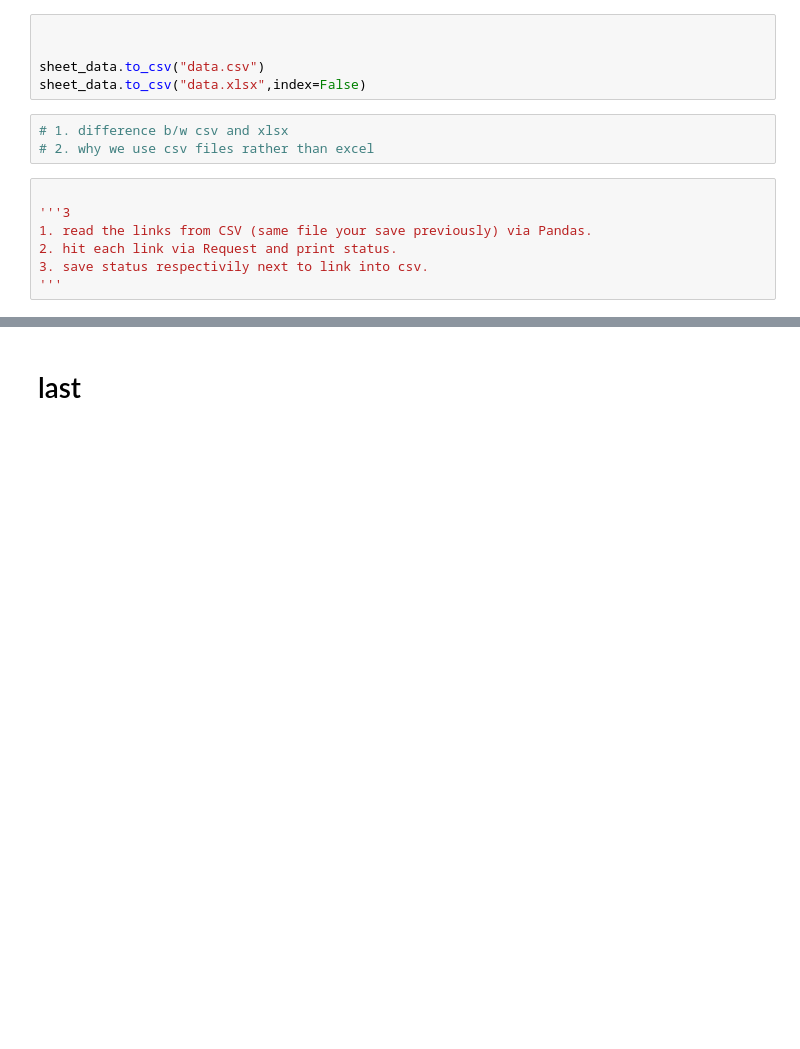
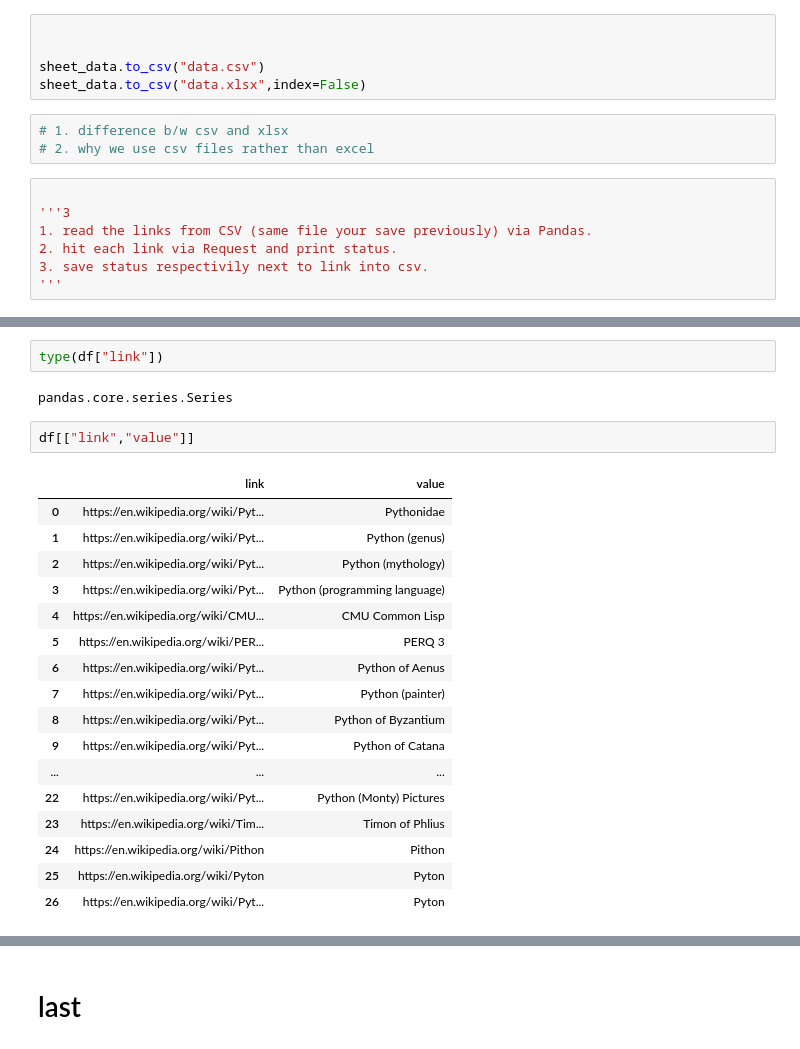
Before and after one commit to asifkasi/course_python_n_automation, a Jupyter notebook: Web Scraping/beautifulsoup.ipynb, the cells around one changed output, grey strips where cells are left out. Saved outputs shown, nothing was run; the diff lists cells and outputs as text; blank space fills up the shorter version.

```diff
--- a/Web Scraping/beautifulsoup.ipynb
+++ b/Web Scraping/beautifulsoup.ipynb
@@ -793,0 +843,24 @@ sheet_data.to_csv("data.xlsx",index=False)
+# %%
+type(df["link"])
+# %% [output]
+pandas.core.series.Series
+# %%
+df[["link","value"]]
+# %% [output]
+|  | link | value |
+| 0 | https://en.wikipedia.org/wiki/Pyt... | Pythonidae |
+| 1 | https://en.wikipedia.org/wiki/Pyt... | Python (genus) |
+| 2 | https://en.wikipedia.org/wiki/Pyt... | Python (mythology) |
+| 3 | https://en.wikipedia.org/wiki/Pyt... | Python (programming language) |
+| 4 | https://en.wikipedia.org/wiki/CMU... | CMU Common Lisp |
+| 5 | https://en.wikipedia.org/wiki/PER... | PERQ 3 |
+| 6 | https://en.wikipedia.org/wiki/Pyt... | Python of Aenus |
+| 7 | https://en.wikipedia.org/wiki/Pyt... | Python (painter) |
+| 8 | https://en.wikipedia.org/wiki/Pyt... | Python of Byzantium |
+| 9 | https://en.wikipedia.org/wiki/Pyt... | Python of Catana |
+| ... | ... | ... |
+| 22 | https://en.wikipedia.org/wiki/Pyt... | Python (Monty) Pictures |
+| 23 | https://en.wikipedia.org/wiki/Tim... | Timon of Phlius |
+| 24 | https://en.wikipedia.org/wiki/Pithon | Pithon |
+| 25 | https://en.wikipedia.org/wiki/Pyton | Pyton |
+| 26 | https://en.wikipedia.org/wiki/Pyt... | Pyton |
```
Also changed, not shown: parts of 28 cells of this notebook, 4 other files.
